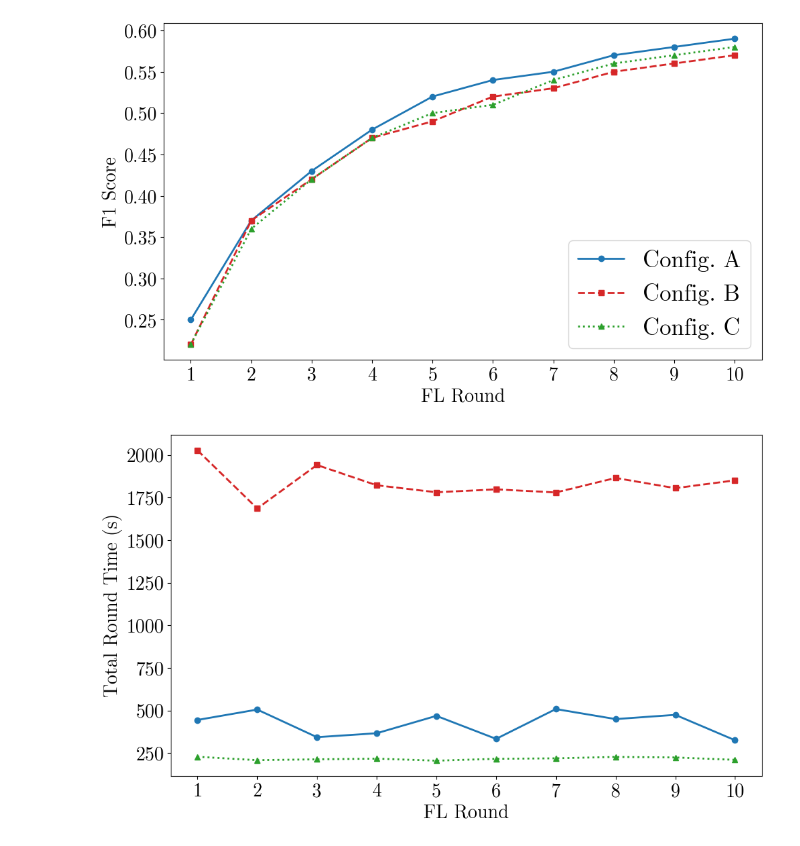
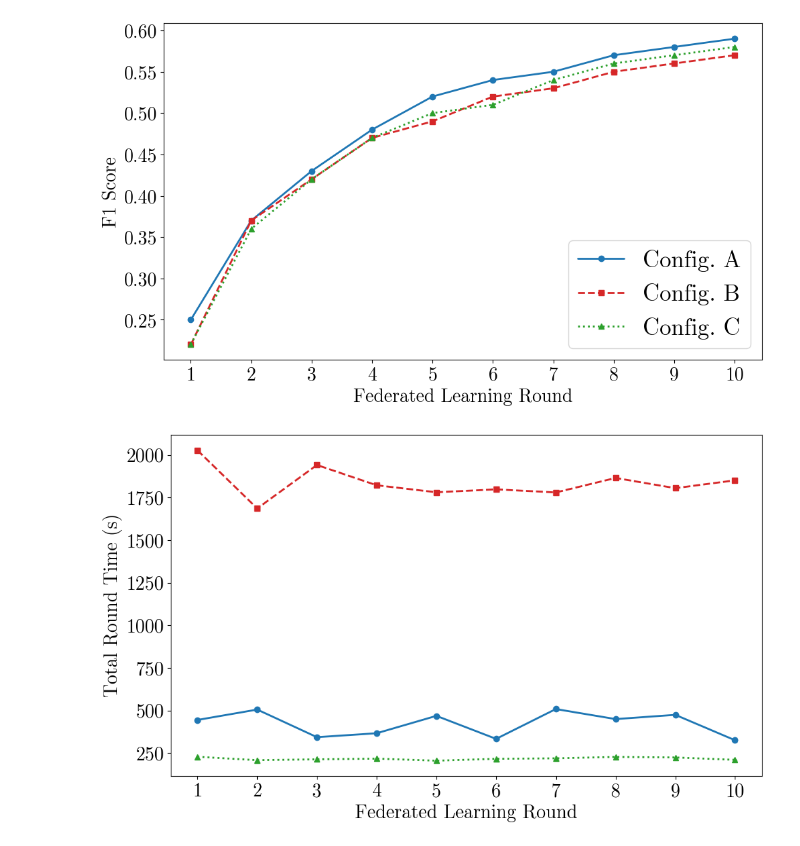
Before and after one commit to IvanComp/FedBench, a Jupyter notebook: Jupyter Notebooks for Data Visualization/1ClientSelector.ipynb, the cells around one changed output. Drawn from its saved outputs; the diff is of its cells as text; code cells hidden in the pictures.

Commit message:
Solved a bug on the charts

```diff
--- a/Jupyter Notebooks for Data Visualization/1ClientSelector.ipynb
+++ b/Jupyter Notebooks for Data Visualization/1ClientSelector.ipynb
@@ -28,7 +28,7 @@ ax1.plot(rounds, accuracy_P1, color=color_p1, label='Config. A', marker='o', lin
 ax1.plot(rounds, accuracy_P1_prime, color=color_p1_prime, label='Config. B', marker='s', linewidth=2, solid_capstyle='round', linestyle='--')
 ax1.plot(rounds, accuracy_P1_excluded, color=color_p1_excluded, label='Config. C', marker='^', linewidth=2, solid_capstyle='round', linestyle=':')
 
-ax1.set_xlabel('FL Round', fontsize=20)
+ax1.set_xlabel('Federated Learning Round', fontsize=20)
 ax1.set_ylabel('F1 Score', fontsize=20)
 ax1.legend(fontsize=25)
 ax1.set_xticks(rounds)
@@ -38,34 +38,34 @@ plt.savefig('ClientSelector1.pdf')
 plt.show()
 
 # Total Round Time x Rounds
 fig, ax2 = plt.subplots(figsize=(10, 6))
 ax2.plot(rounds, time_P1, color=color_p1, label='Config. A', marker='o', linewidth=2, solid_capstyle='round', linestyle='-')
 ax2.plot(rounds, time_P1_prime, color=color_p1_prime, label='Config. B', marker='s', linewidth=2, solid_capstyle='round', linestyle='--')
 ax2.plot(rounds, time_P1_excluded, color=color_p1_excluded, label='Config. C', marker='^', linewidth=2, solid_capstyle='round', linestyle=':')
 
-ax2.set_xlabel('FL Round', fontsize=20)
+ax2.set_xlabel('Federated Learning Round', fontsize=20)
 ax2.set_ylabel('Total Round Time (s)', fontsize=20)
 #ax2.legend(fontsize=20)
 ax2.set_xticks(rounds)
 ax2.tick_params(axis='both', labelsize=20)
 plt.tight_layout()
 plt.savefig('ClientSelector2.pdf')
 plt.show()
 
 # Accuracy over Efficiency
 fig, ax3 = plt.subplots(figsize=(10, 6))
 ax3.plot(rounds, efficiency_P1, color=color_p1, label='Config. A', marker='o', linewidth=2, solid_capstyle='round', linestyle='-')
 ax3.plot(rounds, efficiency_P1_prime, color=color_p1_prime, label='Config. B', marker='s', linewidth=2, solid_capstyle='round', linestyle='--')
 ax3.plot(rounds, efficiency_P1_excluded, color=color_p1_excluded, label='Config. C', marker='^', linewidth=2, solid_capstyle='round', linestyle=':')
 
-ax3.set_xlabel('FL Round', fontsize=20)
+ax3.set_xlabel('Federated Learning Round', fontsize=20)
 ax3.set_ylabel('F1 Score over Total Round Time', fontsize=20)
 ax3.tick_params(axis='both', labelsize=20)
 #ax3.legend(fontsize=14)
 ax3.set_xticks(rounds)
 plt.tight_layout()
 plt.savefig('ClientSelector3.pdf')
 plt.show()
 # %% [output]
-[figure, old version]
+[figure, new version]
-[figure, old version]
+[figure, new version]
```
Also changed, not shown: parts of 1 cell of this notebook, 5 other files.
